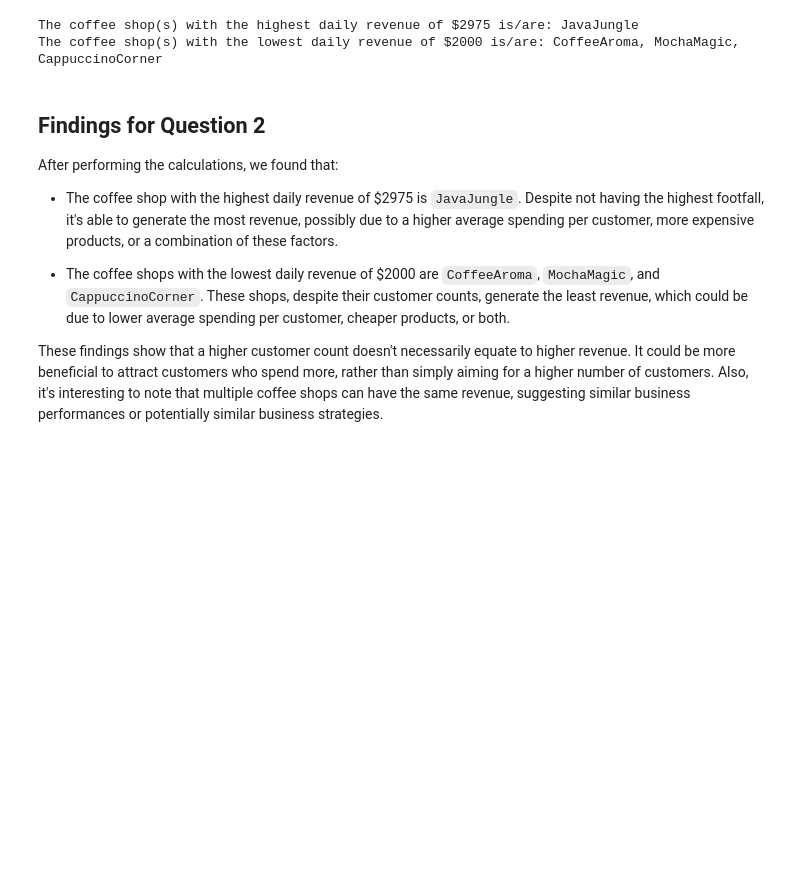
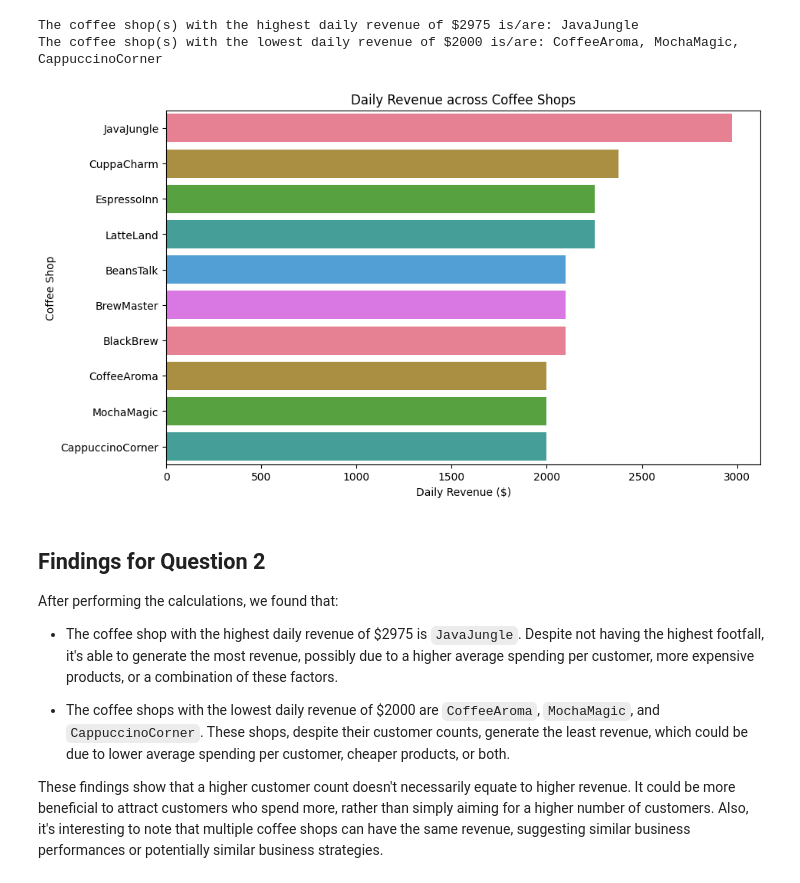
Before and after one commit to Tantuc/Coffee-Shop-Data-Analysis, a Jupyter notebook: Coffee_Shop_Data_Analysis.ipynb, the cells around one changed output. Saved outputs shown, nothing was run; the diff lists cells and outputs as text; code cells hidden in the pictures; blank space fills up the shorter version.

```diff
--- a/Coffee_Shop_Data_Analysis.ipynb
+++ b/Coffee_Shop_Data_Analysis.ipynb
@@ -195,6 +248,31 @@ print(f'The coffee shop(s) with the lowest daily revenue of ${min_revenue_value}
 # %% [output]
 The coffee shop(s) with the highest daily revenue of $2975 is/are: JavaJungle
 The coffee shop(s) with the lowest daily revenue of $2000 is/are: CoffeeAroma, MochaMagic, CappuccinoCorner
+# %%
+import seaborn as sns
+import matplotlib.pyplot as plt
+
+# Sort dataframe by 'Daily Revenue ($)'
+df_sorted_revenue = df.sort_values('Daily Revenue ($)', ascending=False)
+
+# Set up the figure and axes for the plot
+plt.figure(figsize=(10,6))
+
+# Define the color palette
+color_palette = sns.color_palette("husl")
+
+# Create a bar plot
+sns.barplot(x='Daily Revenue ($)', y='Shop Name', data=df_sorted_revenue, palette=color_palette)
+
+# Add title and labels
+plt.title('Daily Revenue across Coffee Shops')
+plt.xlabel('Daily Revenue ($)')
+plt.ylabel('Coffee Shop')
+
+# Display the plot
+plt.show()
+# %% [output]
+[figure, added]
 # %% [markdown]
 ## Findings for Question 2
 
```
Also changed, not shown: parts of 8 cells of this notebook.
